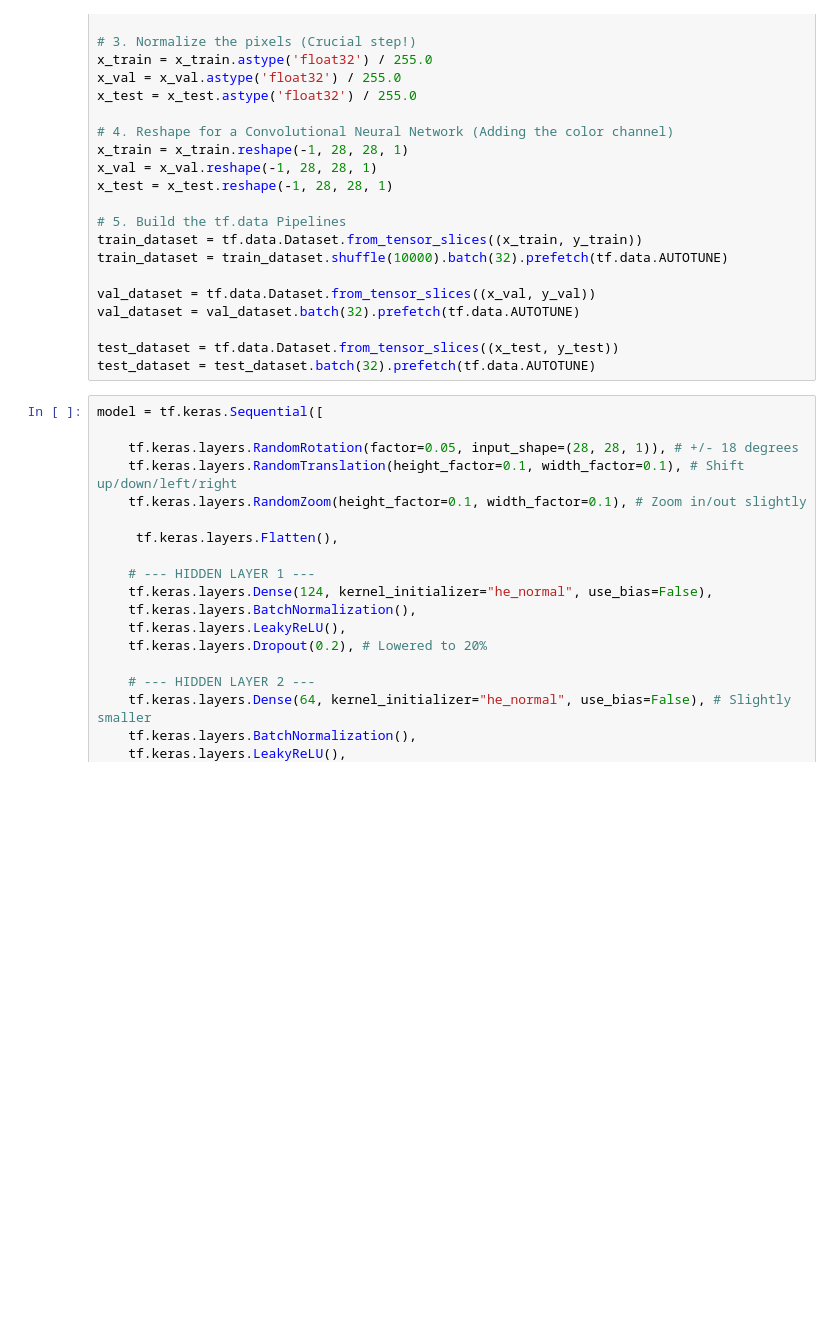
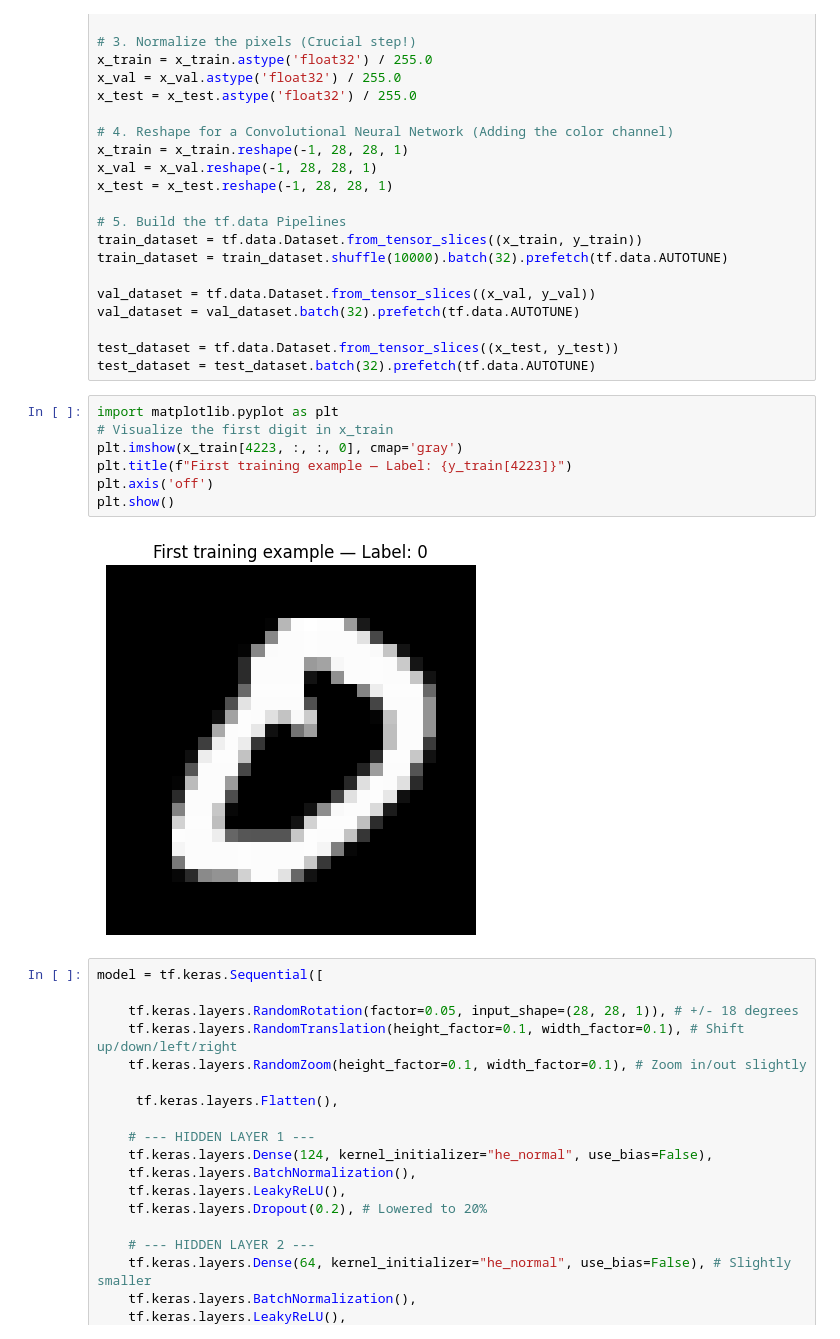
Before and after one commit to MwauraJames/MNIST_Prediction, a Jupyter notebook: img_net.ipynb, the cells around one changed output. Drawn from its saved outputs; the diff is of its cells as text; blank space fills up the shorter version.

```diff
--- a/img_net.ipynb
+++ b/img_net.ipynb
@@ -32,6 +32,15 @@ val_dataset = val_dataset.batch(32).prefetch(tf.data.AUTOTUNE)
 
 test_dataset = tf.data.Dataset.from_tensor_slices((x_test, y_test))
 test_dataset = test_dataset.batch(32).prefetch(tf.data.AUTOTUNE)
+# %%
+import matplotlib.pyplot as plt
+# Visualize the first digit in x_train
+plt.imshow(x_train[4223, :, :, 0], cmap='gray')
+plt.title(f"First training example — Label: {y_train[4223]}")
+plt.axis('off')
+plt.show()
+# %% [output]
+[figure, added]
 # %%
 model = tf.keras.Sequential([
 
```
Also changed, not shown: 2 other files.
